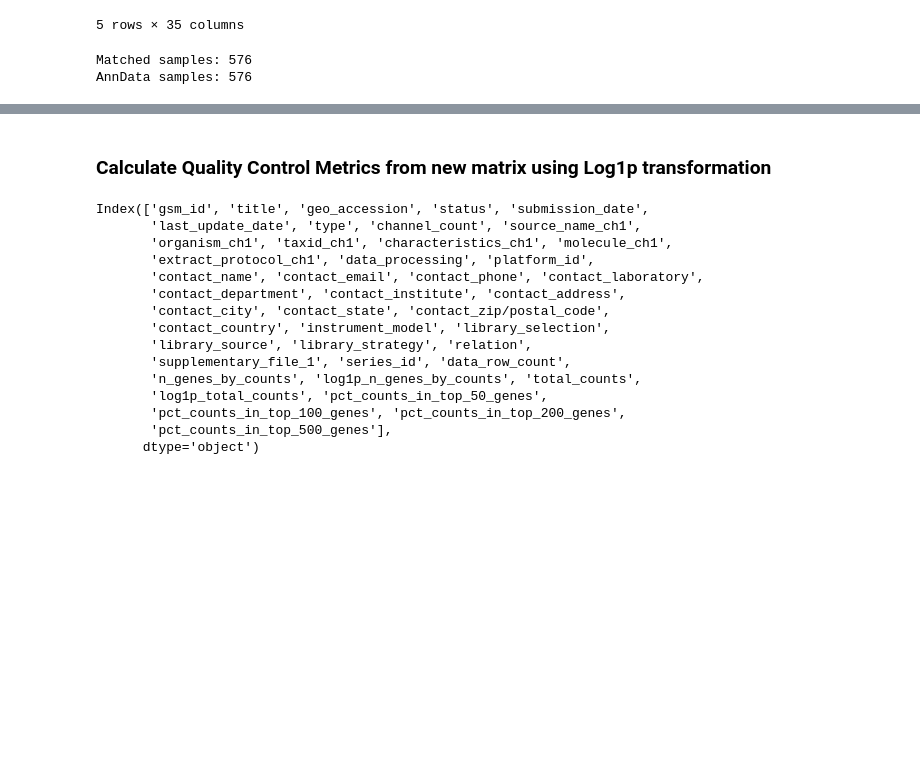
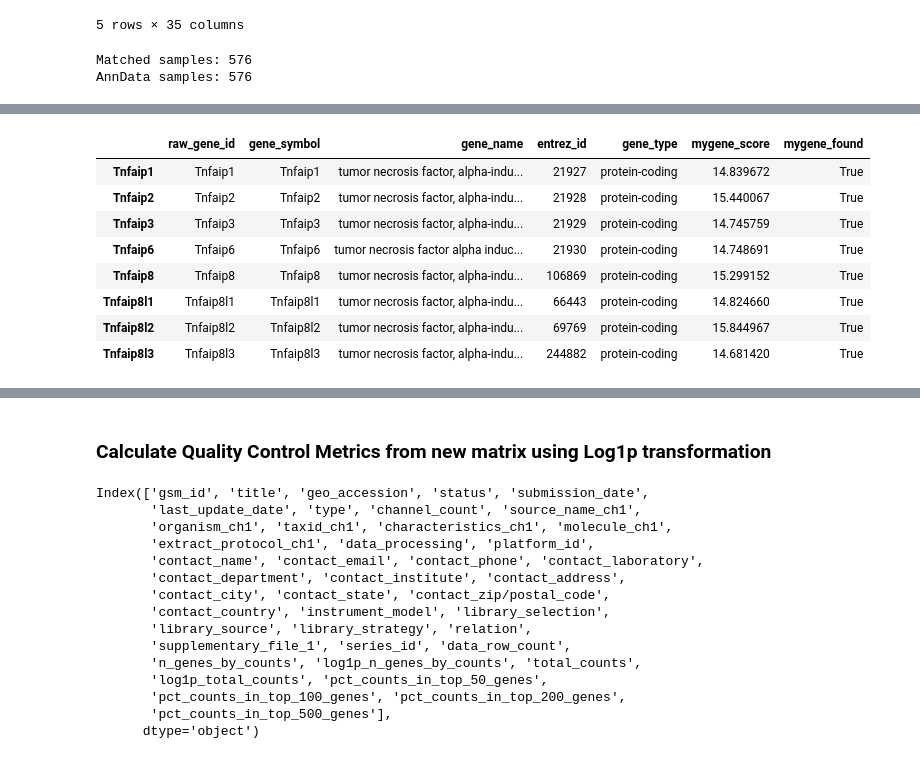
Before and after one commit to toritotony/Microglia-ML-Project, a Jupyter notebook: GEOparse/GEOparseMicroglia.ipynb, the cells around one changed output, grey strips where cells are left out. Drawn from its saved outputs; the diff is of its cells as text; code cells hidden in the pictures; blank space fills up the shorter version.

```diff
--- a/GEOparse/GEOparseMicroglia.ipynb
+++ b/GEOparse/GEOparseMicroglia.ipynb
@@ -681,7 +686,17 @@ markers_phenotype_dict = {
     },
 }
 # %%
-#adata_103334_0w.var.loc[adata_103334_0w.var.raw_gene_id.str.contains("206")]
+adata_103334_0w.var.loc[adata_103334_0w.var.raw_gene_id.str.contains("Tnfaip")]
+# %% [output]
+|  | raw_gene_id | gene_symbol | gene_name | entrez_id | gene_type | mygene_score | mygene_found |
+| Tnfaip1 | Tnfaip1 | Tnfaip1 | tumor necrosis factor, alpha-indu... | 21927 | protein-coding | 14.839672 | True |
+| Tnfaip2 | Tnfaip2 | Tnfaip2 | tumor necrosis factor, alpha-indu... | 21928 | protein-coding | 15.440067 | True |
+| Tnfaip3 | Tnfaip3 | Tnfaip3 | tumor necrosis factor, alpha-indu... | 21929 | protein-coding | 14.745759 | True |
+| Tnfaip6 | Tnfaip6 | Tnfaip6 | tumor necrosis factor alpha induc... | 21930 | protein-coding | 14.748691 | True |
+| Tnfaip8 | Tnfaip8 | Tnfaip8 | tumor necrosis factor, alpha-indu... | 106869 | protein-coding | 15.299152 | True |
+| Tnfaip8l1 | Tnfaip8l1 | Tnfaip8l1 | tumor necrosis factor, alpha-indu... | 66443 | protein-coding | 14.824660 | True |
+| Tnfaip8l2 | Tnfaip8l2 | Tnfaip8l2 | tumor necrosis factor, alpha-indu... | 69769 | protein-coding | 15.844967 | True |
+| Tnfaip8l3 | Tnfaip8l3 | Tnfaip8l3 | tumor necrosis factor, alpha-indu... | 244882 | protein-coding | 14.681420 | True |
 # %%
 adata_103334_0w.uns["phenotype_marker_md"] = markers_phenotype_dict
 adata_103334_0w.uns
```
Also changed, not shown: parts of 9 cells of this notebook.
